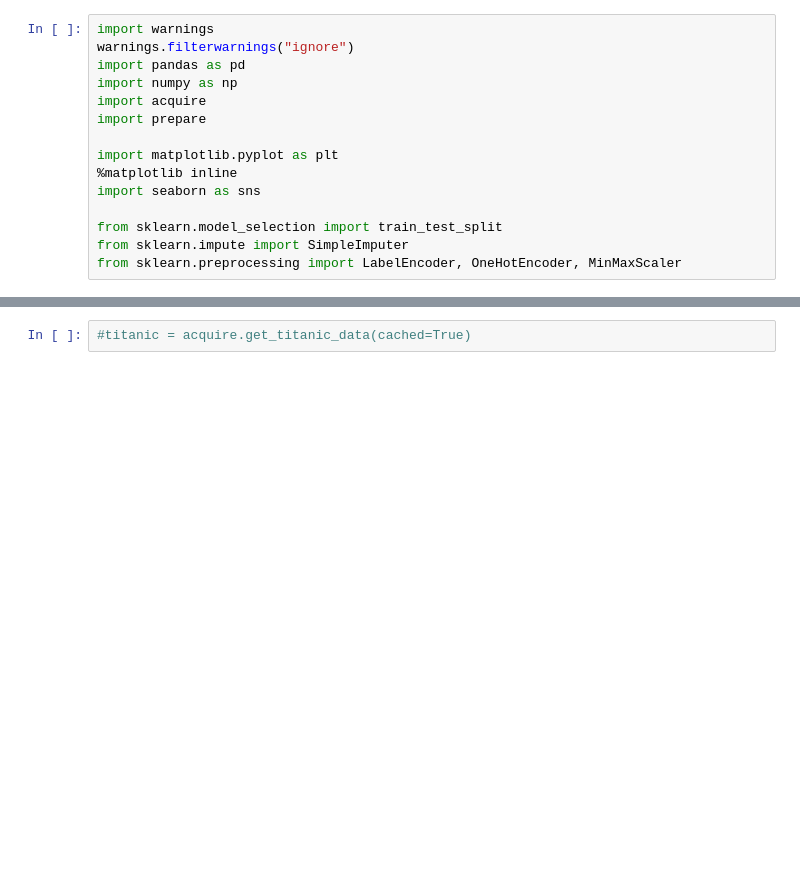
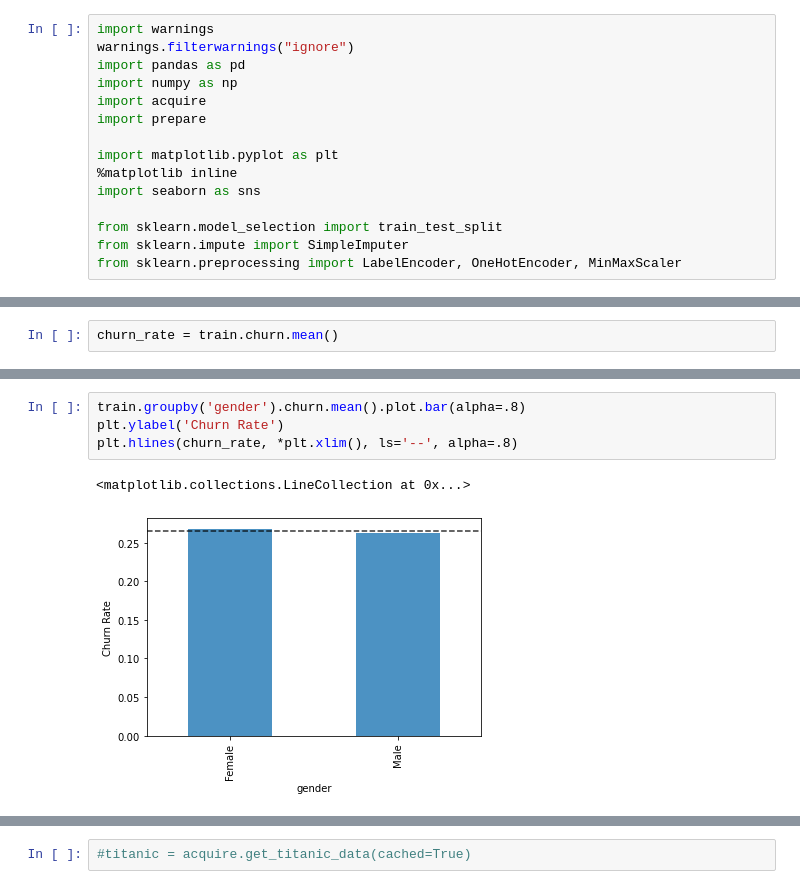
Before and after one commit to CSolitaire/classification-exercises, a Jupyter notebook: import_testing.ipynb, the cells around one changed output, grey strips where cells are left out. Drawn from its saved outputs; the diff is of its cells as text; blank space fills up the shorter version.

```diff
--- a/import_testing.ipynb
+++ b/import_testing.ipynb
@@ -38,0 +40,2 @@ print(chrun_rate)
+# %%
+churn_rate = train.churn.mean()
@@ -38,0 +48,7 @@ print(chrun_rate)
+# %%
+train.groupby('gender').churn.mean().plot.bar(alpha=.8)
+plt.ylabel('Churn Rate')
+plt.hlines(churn_rate, *plt.xlim(), ls='--', alpha=.8)
+# %% [output]
+<matplotlib.collections.LineCollection at 0x...>
+[figure, added]
```
Also changed, not shown: parts of 12 cells of this notebook, 1 other file.
